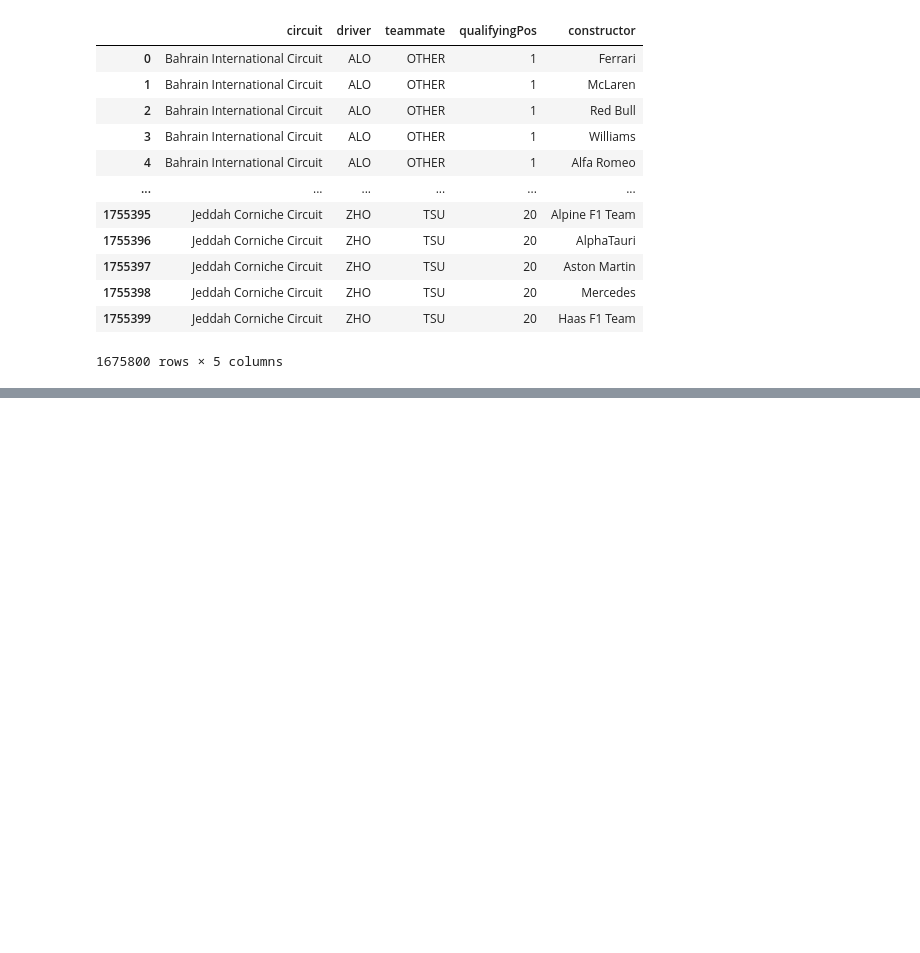
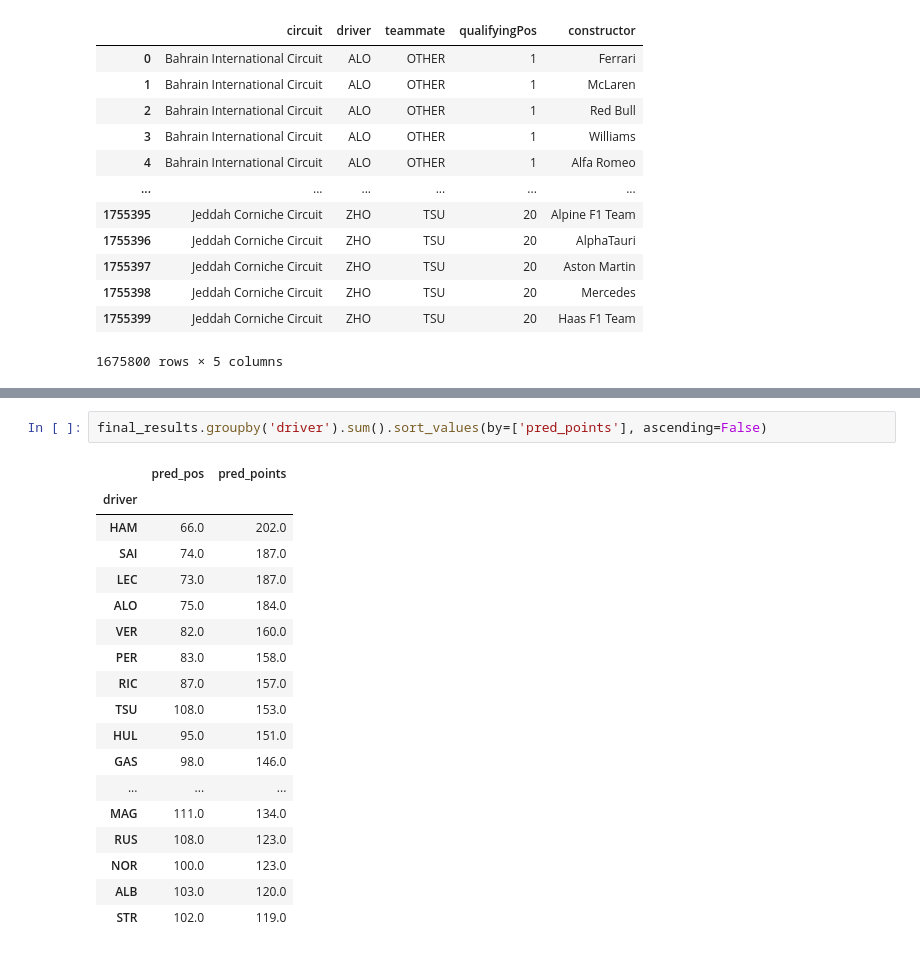
Before and after one commit to tanmayparikh/f1-points-predictor, a Jupyter notebook: test_indv_models.ipynb, the cells around one changed output, grey strips where cells are left out. Saved outputs shown, nothing was run; the diff lists cells and outputs as text; blank space fills up the shorter version.

```diff
--- a/test_indv_models.ipynb
+++ b/test_indv_models.ipynb
@@ -183,0 +178,21 @@ final_results
+# %%
+final_results.groupby('driver').sum().sort_values(by=['pred_points'], ascending=False)
+# %% [output]
+|  | pred_pos | pred_points |
+| driver |  |  |
+| HAM | 66.0 | 202.0 |
+| SAI | 74.0 | 187.0 |
+| LEC | 73.0 | 187.0 |
+| ALO | 75.0 | 184.0 |
+| VER | 82.0 | 160.0 |
+| PER | 83.0 | 158.0 |
+| RIC | 87.0 | 157.0 |
+| TSU | 108.0 | 153.0 |
+| HUL | 95.0 | 151.0 |
+| GAS | 98.0 | 146.0 |
+| ... | ... | ... |
+| MAG | 111.0 | 134.0 |
+| RUS | 108.0 | 123.0 |
+| NOR | 100.0 | 123.0 |
+| ALB | 103.0 | 120.0 |
+| STR | 102.0 | 119.0 |
```
Also changed, not shown: parts of 11 cells of this notebook.
